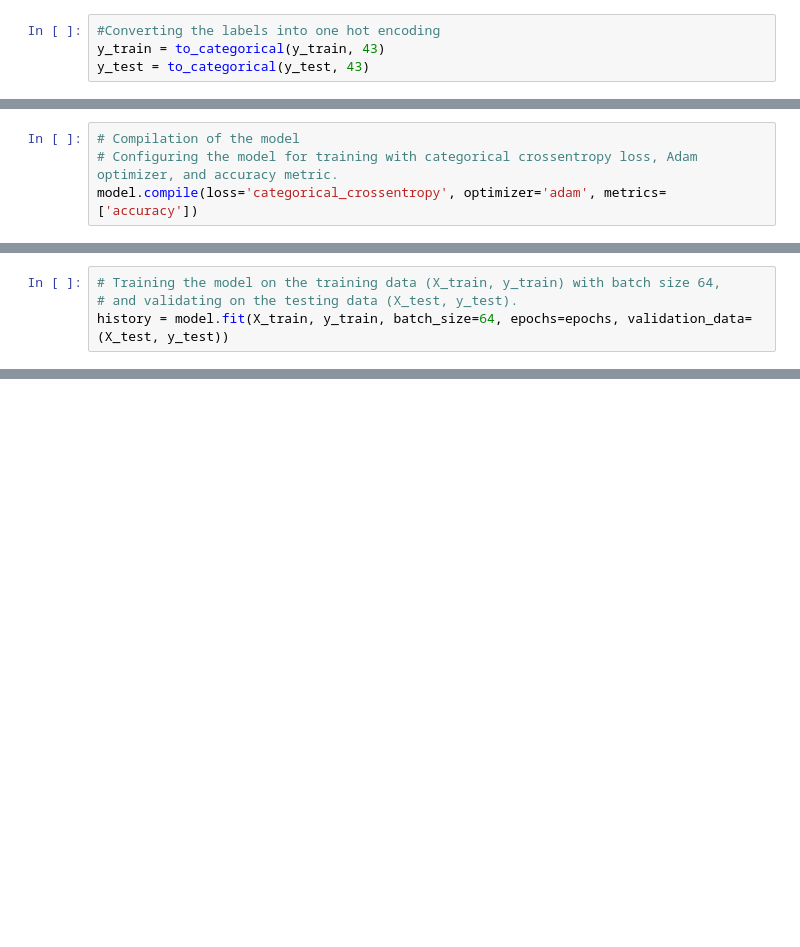
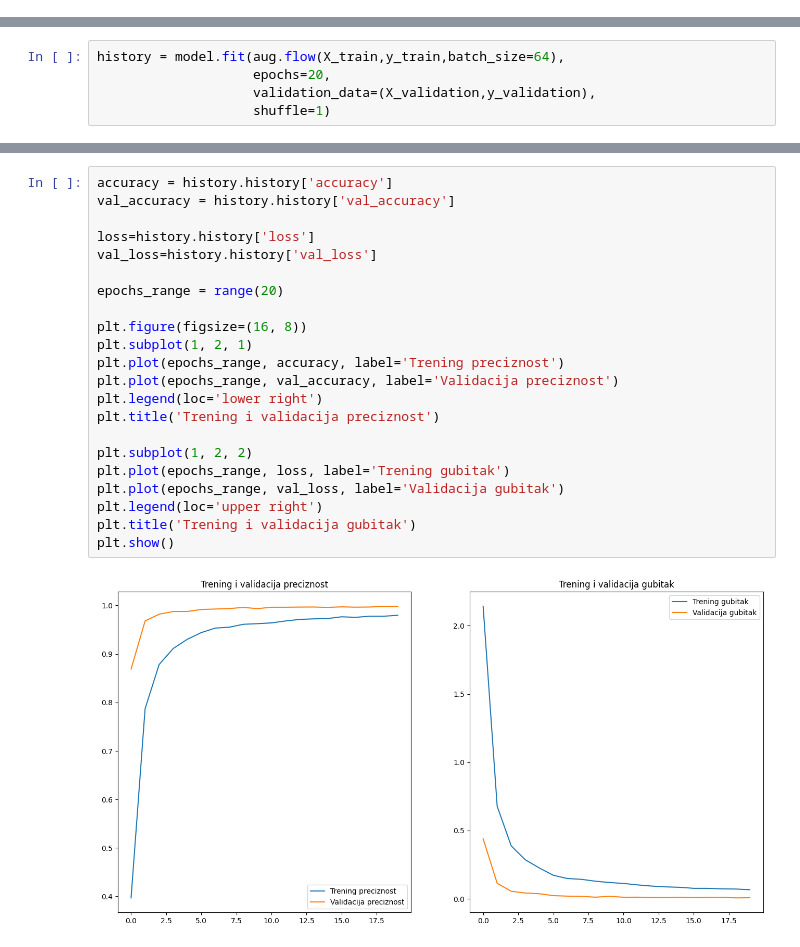
Before and after one commit to ajdinbukvic/poos-projekat, a Jupyter notebook: 03_kreiranje_modela.ipynb, the cells around one changed output, grey strips where cells are left out. Drawn from its saved outputs; the diff is of its cells as text; blank space fills up the shorter version.

Commit message:
CNN model

```diff
--- a/03_kreiranje_modela.ipynb
+++ b/03_kreiranje_modela.ipynb
@@ -334,4 +142,0 @@ print(X_train.shape, X_test.shape, y_train.shape, y_test.shape)
-# %%
-#Converting the labels into one hot encoding
-y_train = to_categorical(y_train, 43)
-y_test = to_categorical(y_test, 43)
@@ -364,4 +162,0 @@ model.summary()
-# %%
-# Compilation of the model
-# Configuring the model for training with categorical crossentropy loss, Adam optimizer, and accuracy metric.
-model.compile(loss='categorical_crossentropy', optimizer='adam', metrics=['accuracy'])
@@ -371,4 +163,5 @@ epochs = 20
-# %%
-# Training the model on the training data (X_train, y_train) with batch size 64,
-# and validating on the testing data (X_test, y_test).
-history = model.fit(X_train, y_train, batch_size=64, epochs=epochs, validation_data=(X_test, y_test))
+# %%
+history = model.fit(aug.flow(X_train,y_train,batch_size=64),
+                    epochs=20,
+                    validation_data=(X_validation,y_validation),
+                    shuffle=1)
@@ -476,0 +198,24 @@ score
+# %%
+accuracy = history.history['accuracy']
+val_accuracy = history.history['val_accuracy']
+
+loss=history.history['loss']
+val_loss=history.history['val_loss']
+
+epochs_range = range(20)
+
+plt.figure(figsize=(16, 8))
+plt.subplot(1, 2, 1)
+plt.plot(epochs_range, accuracy, label='Trening preciznost')
+plt.plot(epochs_range, val_accuracy, label='Validacija preciznost')
+plt.legend(loc='lower right')
+plt.title('Trening i validacija preciznost')
+
+plt.subplot(1, 2, 2)
+plt.plot(epochs_range, loss, label='Trening gubitak')
+plt.plot(epochs_range, val_loss, label='Validacija gubitak')
+plt.legend(loc='upper right')
+plt.title('Trening i validacija gubitak')
+plt.show()
+# %% [output]
+[figure, added]
```
Also changed, not shown: parts of 53 cells of this notebook, 3 other files.
